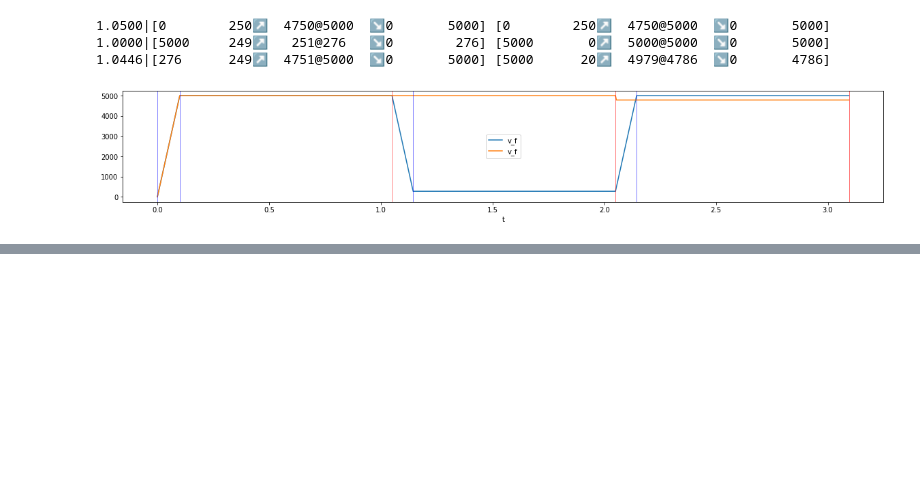
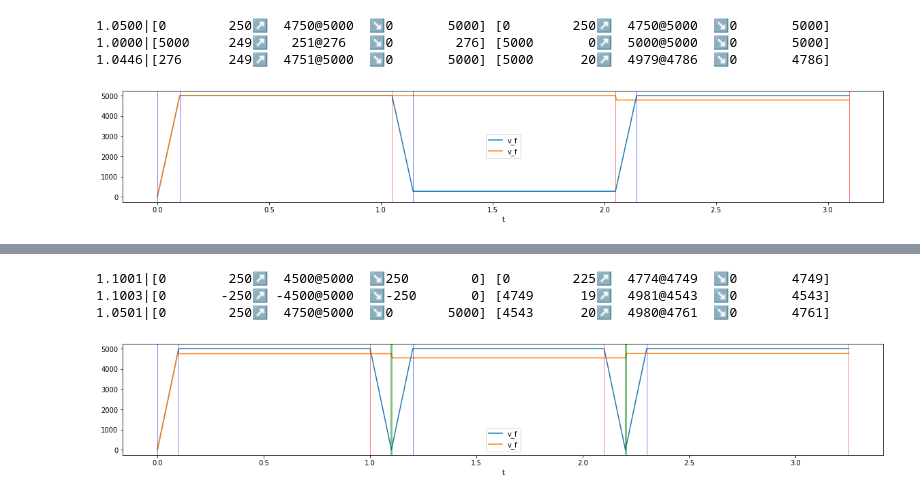
Before and after one commit to Busboombot/trajectory, a Jupyter notebook: design/Notebooks/JITTrajectory.ipynb, the cells around one changed output, grey strips where cells are left out. Saved outputs shown, nothing was run; the diff lists cells and outputs as text; code cells hidden in the pictures; blank space fills up the shorter version.

```diff
--- a/design/Notebooks/JITTrajectory.ipynb
+++ b/design/Notebooks/JITTrajectory.ipynb
@@ -82,0 +80,19 @@ plot_segment_list(sl.dataframe)
+# %%
+sl = SegmentList([Joint(5_000, 50_000),Joint(5_000, 50_000)])
+
+x = 5000
+
+sl.rmove([x,x])
+sl.rmove([-x,x])
+sl.rmove([x,x])
+
+sl.update()
+
+print(sl)
+
+plot_segment_list(sl.dataframe)
+# %% [output]
+1.1001|[0        250↗  4500@5000  ↘250        0] [0        225↗  4774@4749  ↘0       4749]
+1.1003|[0       -250↗ -4500@5000  ↘-250       0] [4749      19↗  4981@4543  ↘0       4543]
+1.0501|[0        250↗  4750@5000  ↘0       5000] [4543      20↗  4980@4761  ↘0       4761]
+[figure, added]
```
Also changed, not shown: parts of 5 cells of this notebook, 1 other file.
